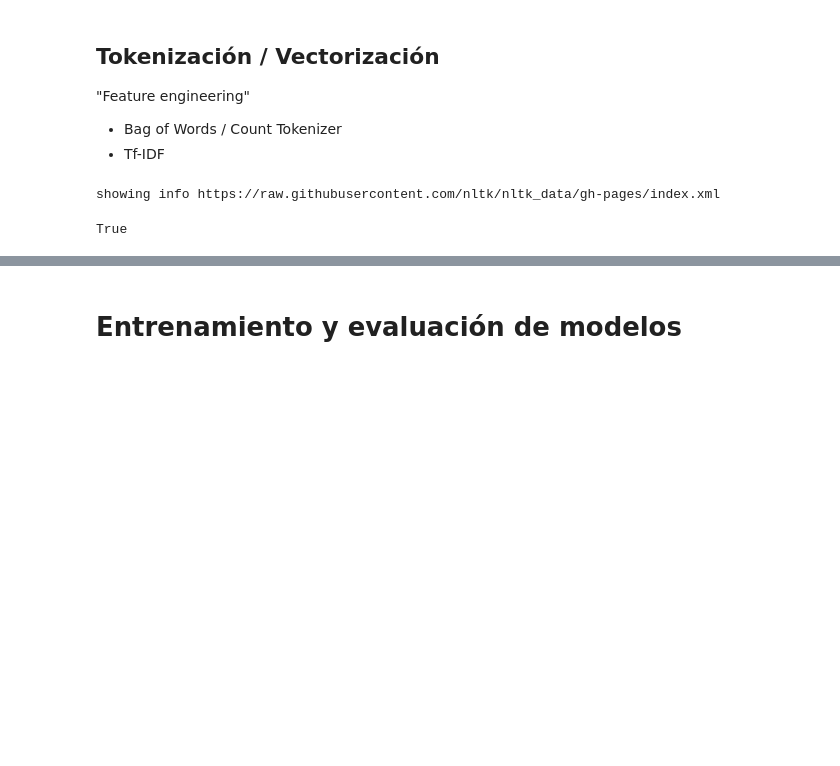
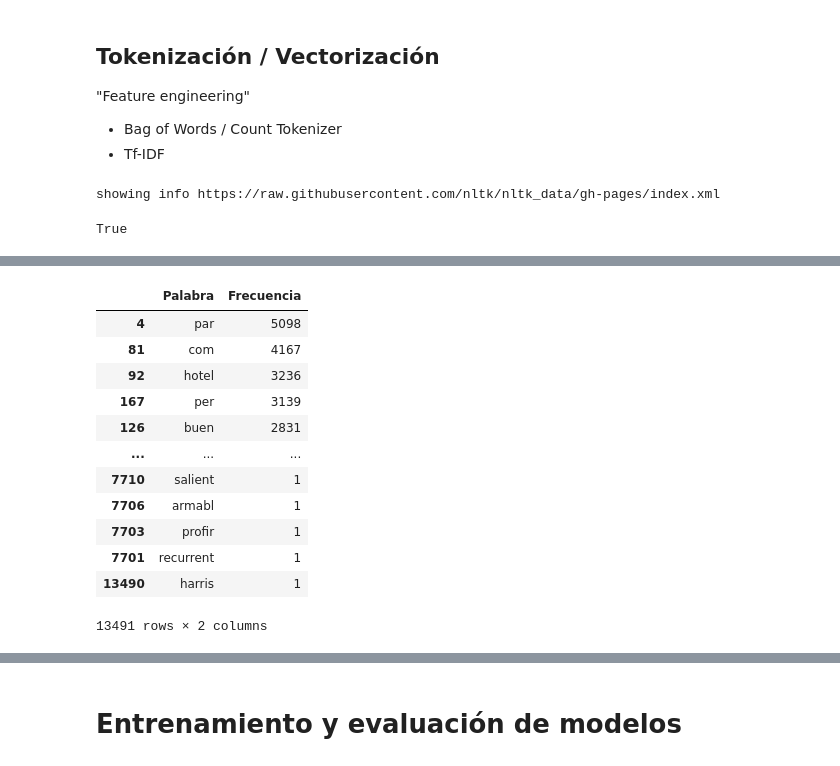
Before and after one commit to bi-202410/proyecto-1, a Jupyter notebook: text-analysis.ipynb, the cells around one changed output, grey strips where cells are left out. Drawn from its saved outputs; the diff is of its cells as text; code cells hidden in the pictures; blank space fills up the shorter version.

```diff
--- a/text-analysis.ipynb
+++ b/text-analysis.ipynb
@@ -171,0 +176,31 @@ df_bow_sklearn
+# %%
+#FRECUENCIA DE PALABRAS
+
+# Obtener el vocabulario
+vocabulario = bow_vectorizer.vocabulary_
+# Obtener la suma de las frecuencias de cada palabra en todo el conjunto de datos
+frecuencia_total = X_train_bow.sum(axis=0)
+# Crear un diccionario que mapea cada palabra a su frecuencia total
+frecuencias = {palabra: frecuencia_total[0, indice] for palabra, indice in vocabulario.items()}
+
+# Convertir el diccionario de frecuencias en un DataFrame
+df_frecuencias = pd.DataFrame(list(frecuencias.items()), columns=['Palabra', 'Frecuencia'])
+
+# Ordenar el DataFrame por frecuencia de forma descendente
+df_frecuencias = df_frecuencias.sort_values(by='Frecuencia', ascending=False)
+# Imprimir las frecuencias de cada palabra
+df_frecuencias
+# %% [output]
+|  | Palabra | Frecuencia |
+| 4 | par | 5098 |
+| 81 | com | 4167 |
+| 92 | hotel | 3236 |
+| 167 | per | 3139 |
+| 126 | buen | 2831 |
+| ... | ... | ... |
+| 7710 | salient | 1 |
+| 7706 | armabl | 1 |
+| 7703 | profir | 1 |
+| 7701 | recurrent | 1 |
+| 13490 | harris | 1 |
+13491 rows × 2 columns
```
Also changed, not shown: parts of 20 cells of this notebook.
